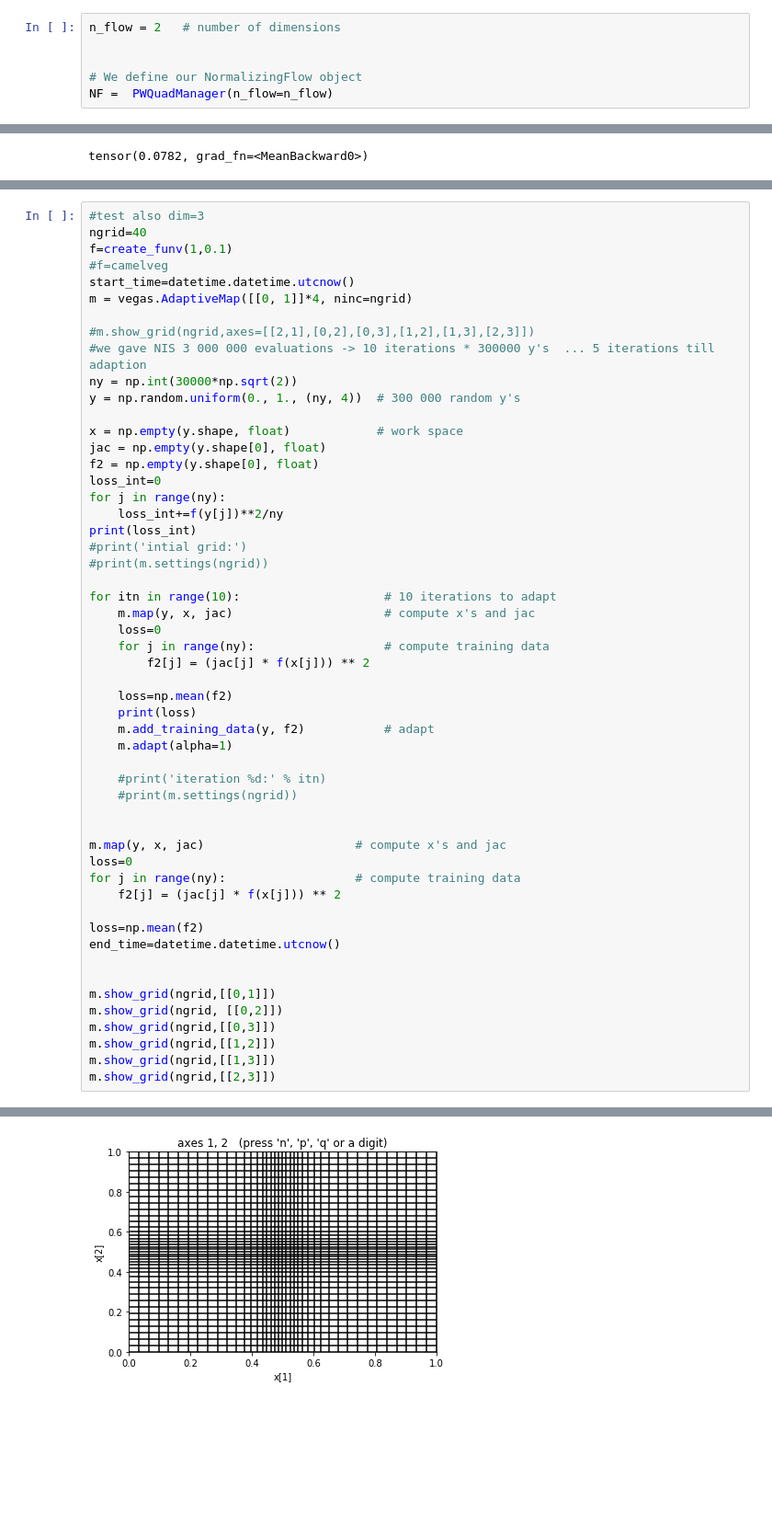
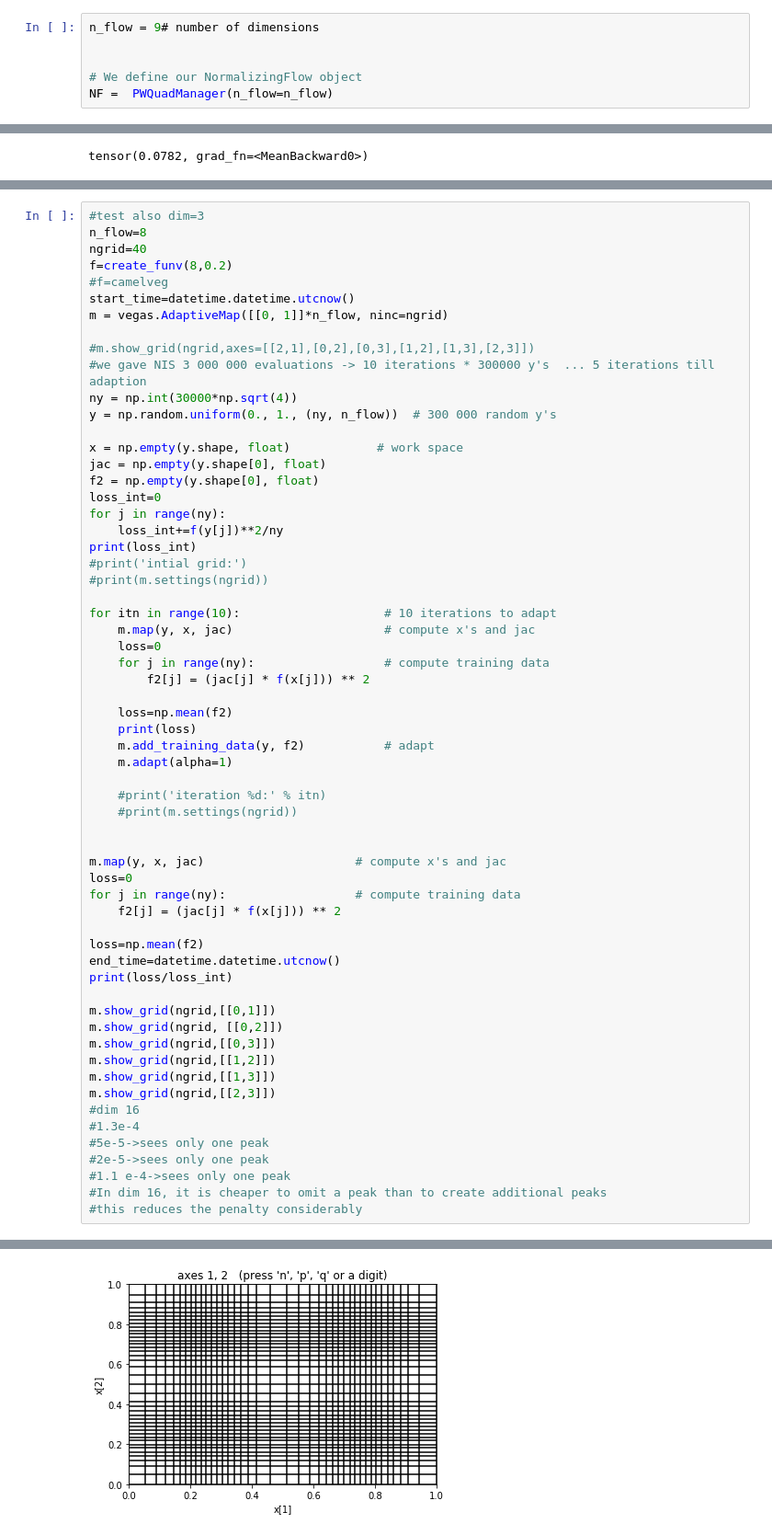
Before and after one commit to NGoetz/NF, a Jupyter notebook: NISTestv2.ipynb, the cells around one changed output, grey strips where cells are left out. Shown at 92% size. Drawn from its saved outputs; the diff is of its cells as text; blank space fills up the shorter version.

```diff
--- a/NISTestv2.ipynb
+++ b/NISTestv2.ipynb
@@ -108,5 +159,5 @@ def create_fun(gn, gw):
 # %%
-n_flow = 2   # number of dimensions
+n_flow = 9# number of dimensions
 
 
 # We define our NormalizingFlow object
@@ -693,15 +703,16 @@ OSError: [Errno 12] Cannot allocate memory
 # %%
 #test also dim=3
+n_flow=8
 ngrid=40
-f=create_funv(1,0.1)
+f=create_funv(8,0.2)
 #f=camelveg
 start_time=datetime.datetime.utcnow()
-m = vegas.AdaptiveMap([[0, 1]]*4, ninc=ngrid)
+m = vegas.AdaptiveMap([[0, 1]]*n_flow, ninc=ngrid)
 
 #m.show_grid(ngrid,axes=[[2,1],[0,2],[0,3],[1,2],[1,3],[2,3]])
 #we gave NIS 3 000 000 evaluations -> 10 iterations * 300000 y's  ... 5 iterations till adaption
-ny = np.int(30000*np.sqrt(2))
-y = np.random.uniform(0., 1., (ny, 4))  # 300 000 random y's
+ny = np.int(30000*np.sqrt(4))
+y = np.random.uniform(0., 1., (ny, n_flow))  # 300 000 random y's
 
 x = np.empty(y.shape, float)            # work space
 jac = np.empty(y.shape[0], float)
@@ -735,7 +746,7 @@ for j in range(ny):                  # compute training data
 
 loss=np.mean(f2)
 end_time=datetime.datetime.utcnow()
-
+print(loss/loss_int)
 
 m.show_grid(ngrid,[[0,1]])
 m.show_grid(ngrid, [[0,2]])
@@ -743,4 +754,11 @@ m.show_grid(ngrid,[[0,3]])
 m.show_grid(ngrid,[[1,2]])
 m.show_grid(ngrid,[[1,3]])
 m.show_grid(ngrid,[[2,3]])
+#dim 16
+#1.3e-4
+#5e-5->sees only one peak
+#2e-5->sees only one peak
+#1.1 e-4->sees only one peak
+#In dim 16, it is cheaper to omit a peak than to create additional peaks
+#this reduces the penalty considerably
 # %% [output]
@@ -761 +780 @@ m.show_grid(ngrid,[[2,3]])
-[figure, old version]
+[figure, new version]
```
Also changed, not shown: parts of 16 cells of this notebook, 7 other files.
